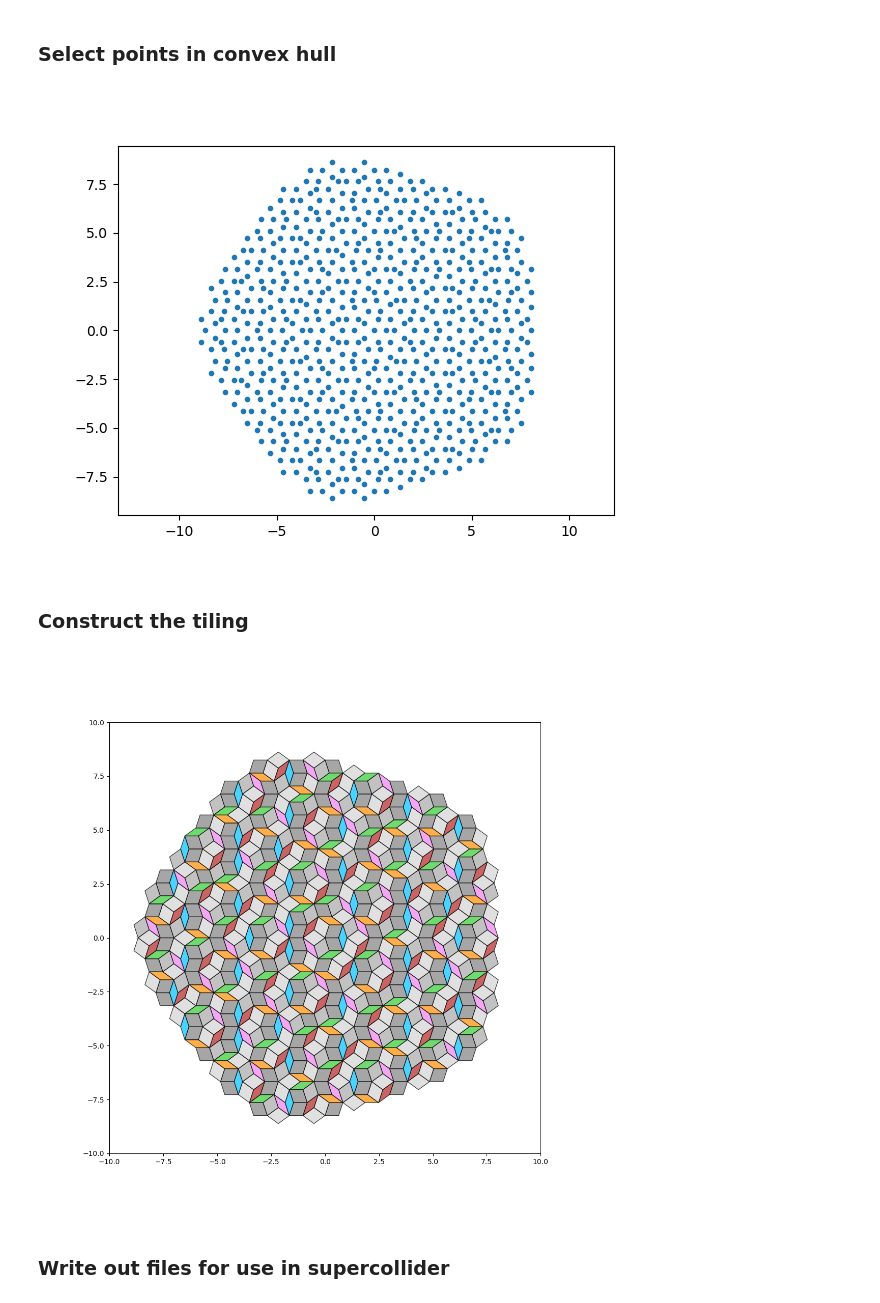
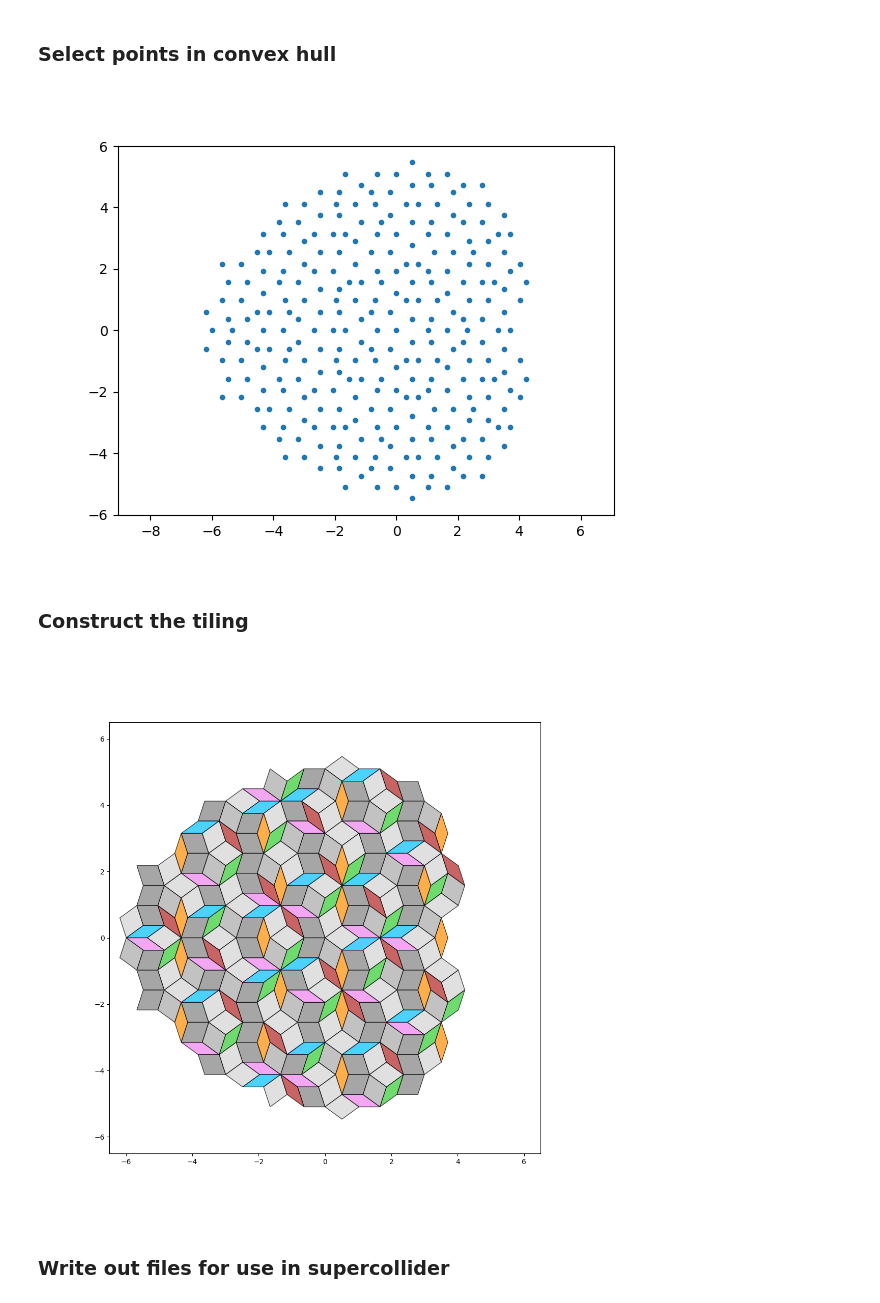
Before and after one commit to armandjbeaudoin/JI_tiling, a Jupyter notebook: penrose5D.ipynb, the cells around one changed output. Drawn from its saved outputs; the diff is of its cells as text; code cells hidden in the pictures.

Commit message:
tranlation of convex hull and offset adjusted

```diff
--- a/penrose5D.ipynb
+++ b/penrose5D.ipynb
@@ -121,13 +121,13 @@ Following the clear explanation by Dugan Hammock at 40'55s in https://youtu.be/S
 # %%
 # The projection plane
 print('2D projection plane:')
-p = basis2D(eigenVectors,2,3)
+p = basis2D(eigenVectors,3,2)
 
 # The cut window
 # 3D space of second projection plane (orthogonal to first) and vector [1,1,1,1,1]
 print('3D space orthogonal to above projection plane:')
 y = np.vstack((
-    basis2D(eigenVectors,1,0),
+    basis2D(eigenVectors,0,1),
     np.array([1,1,1,1,1])/np.linalg.norm(np.array([1,1,1,1,1]))
 ))
 # %% [output]
@@ -152,10 +163,11 @@ for i5 in range(2):
 if (tenFold):
     cell -= 0.5
 
-# cell -= 0.21  # this will give 4/3 in penrose tiling with offset 0.2,0.2,0.2,0.2,0.2
-
 convexHullSeed = (y@cell.T).T
 
+# Translating the seed provides for more of the ratios in Erv Wilson's Hexadic Diamond
+convexHullSeed[:,2] -= 1
+
 hull = ConvexHull(convexHullSeed)
 # %%
 fig = plt.figure()
@@ -180,16 +192,16 @@ ax.set_box_aspect([1.0, 1.0, 1.0])
 if (tenFold):
     shiftVector = np.array((0.,0.,0.,0.,0.))
 else:
-    # shiftVector = np.array((0.2,0.2,0.2,0.2,-0.8))
-    shiftVector = np.array((0.2,0.2,0.2,0.2,0.2))
+    shiftVector = np.array((-0.8,0.2,0.2,0.2,0.2))
 
-z5 = np.zeros((161051,5))
+d = 3
+z5 = np.zeros(((2*d+1)**5,5))
 i = 0
-for i5 in range(-5,6):
-    for i4 in range(-5,6):
-        for i3 in range(-5,6):
-            for i2 in range(-5,6):
-                for i1 in range(-5,6):
+for i5 in range(-d,d+1):
+    for i4 in range(-d,d+1):
+        for i3 in range(-d,d+1):
+            for i2 in range(-d,d+1):
+                for i1 in range(-d,d+1):
                     z5[i,:] = np.array([i1,i2,i3,i4,i5]) + shiftVector
                     i += 1
 
@@ -207,44 +219,44 @@ plt.plot(xy[:,0],xy[:,1],'.')
 plt.axis('equal')
 plt.show()
 # %% [output]
-[figure, old version]
+[figure, new version]
 # %% [markdown]
 ### Construct the tiling
 # %%
 spans = list(subSet([0,1,2,3,4],2))
 e = np.identity(5)
 
-clrs = ['grey','limegreen','darkorange','grey','darkgrey','violet','deepskyblue','lightgrey',
+clrs = ['grey','violet','deepskyblue','grey','darkgrey','limegreen','darkorange','lightgrey',
  'firebrick',
  'lightgrey'
  ]
 
 fig, ax = plt.subplots(figsize=(11, 11))
 
-ax.set_xlim(-10, 10)
-ax.set_ylim(-10, 10)
+ax.set_xlim(-6.5, 6.5)
+ax.set_ylim(-6.5, 6.5)
 ax.set_aspect('equal')
 
 n_tiles = 0
 
 for pt in selPoints:
     for d_, dir_ in enumerate(spans):
         tile = polygonDataFunction(pt,dir_)
         in_base = np.all((
             nMemberQ(selPoints,tile[0]),
             nMemberQ(selPoints,tile[1]),
             nMemberQ(selPoints,tile[2]),
             nMemberQ(selPoints,tile[3]))
                         )
         if in_base:
             t = (p@tile.T).T
             polygon = Polygon(t,
                   edgecolor='black', facecolor=clrs[d_],alpha=0.7)
             ax.add_patch(polygon)
 
             n_tiles += 1
 # %% [output]
-[figure, old version]
+[figure, new version]
 # %% [markdown]
 ### Write out files for use in supercollider
 # %%
```
Also changed, not shown: parts of 6 cells of this notebook, 3 other files.
